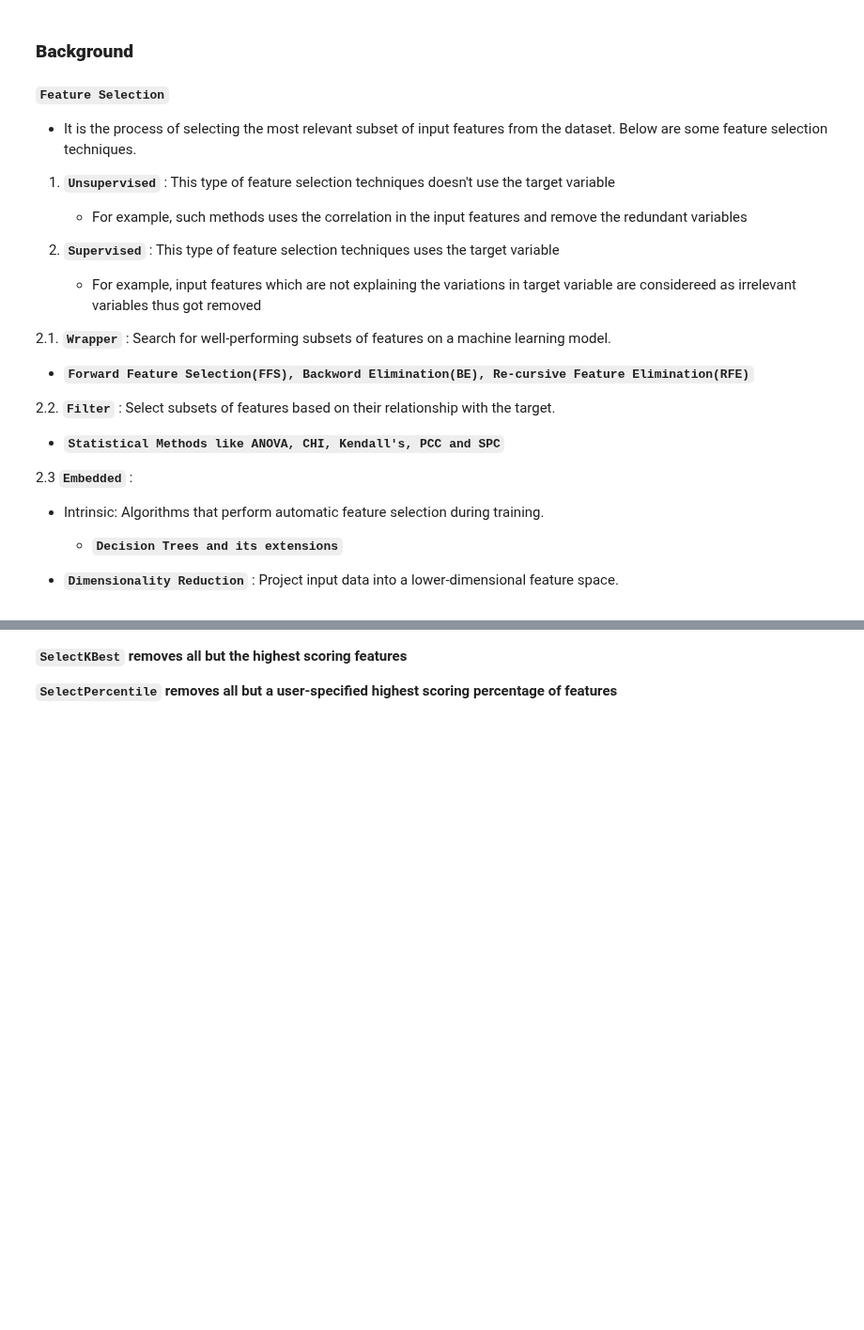
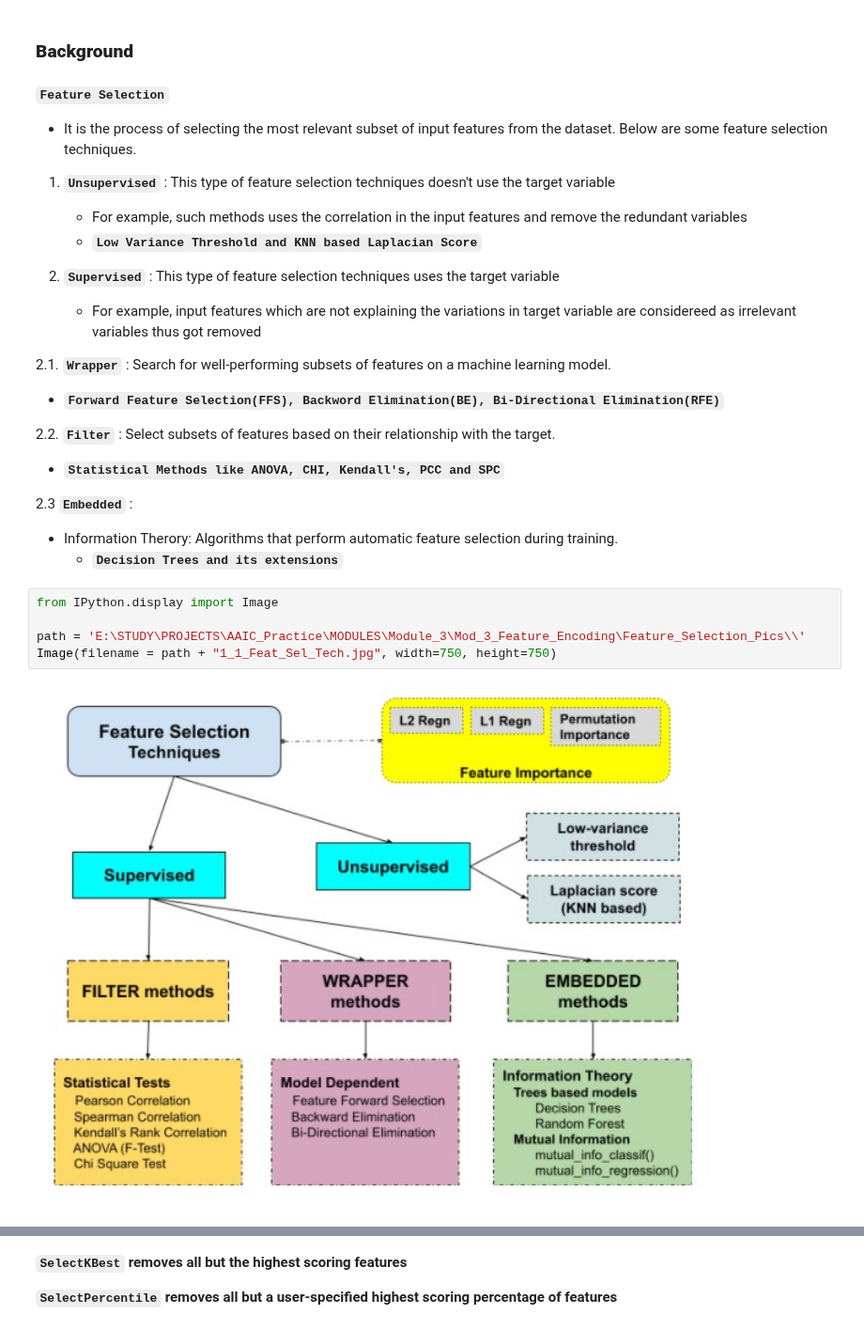
Before and after one commit to raj-shr-git/AAIC_Practice, a Jupyter notebook: MODULES/Module_3/Mod_3_Feature_Encoding/Feature_Encoding_Selection.ipynb, the cells around one changed output, grey strips where cells are left out. Shown at 94% size. Cells and saved outputs as stored; diff of their text form; blank space fills up the shorter version.

Commit message:
Updated Feature Selection Techniques

```diff
--- a/MODULES/Module_3/Mod_3_Feature_Encoding/Feature_Encoding_Selection.ipynb
+++ b/MODULES/Module_3/Mod_3_Feature_Encoding/Feature_Encoding_Selection.ipynb
@@ -34,14 +42,14 @@ import scipy
 
 1. **`Unsupervised`** : This type of feature selection techniques doesn't use the target variable
     - For example, such methods uses the correlation in the input features and remove the redundant variables
-
+    - **`Low Variance Threshold and KNN based Laplacian Score`**
 
 2. **`Supervised`** : This type of feature selection techniques uses the target variable
     - For example, input features which are not explaining the variations in target variable are considereed as irrelevant variables thus got removed
 
 
 2.1. **`Wrapper`** : Search for well-performing subsets of features on a machine learning model.
-- **`Forward Feature Selection(FFS), Backword Elimination(BE), Re-cursive Feature Elimination(RFE)`**
+- **`Forward Feature Selection(FFS), Backword Elimination(BE), Bi-Directional Elimination(RFE)`**
 
 
 2.2. **`Filter`** : Select subsets of features based on their relationship with the target.
@@ -49,8 +57,12 @@ import scipy
 
 
 2.3 **`Embedded`** :
-- Intrinsic: Algorithms that perform automatic feature selection during training.
+- Information Therory: Algorithms that perform automatic feature selection during training.
     - **`Decision Trees and its extensions`**
-
-
-- **`Dimensionality Reduction`** : Project input data into a lower-dimensional feature space.
+# %%
+from IPython.display import Image
+
+path = 'E:\STUDY\PROJECTS\AAIC_Practice\MODULES\Module_3\Mod_3_Feature_Encoding\Feature_Selection_Pics\\'
+Image(filename = path + "1_1_Feat_Sel_Tech.jpg", width=750, height=750)
+# %% [output]
+[figure, added]
```
Also changed, not shown: parts of 150 cells of this notebook, 7 other files.
